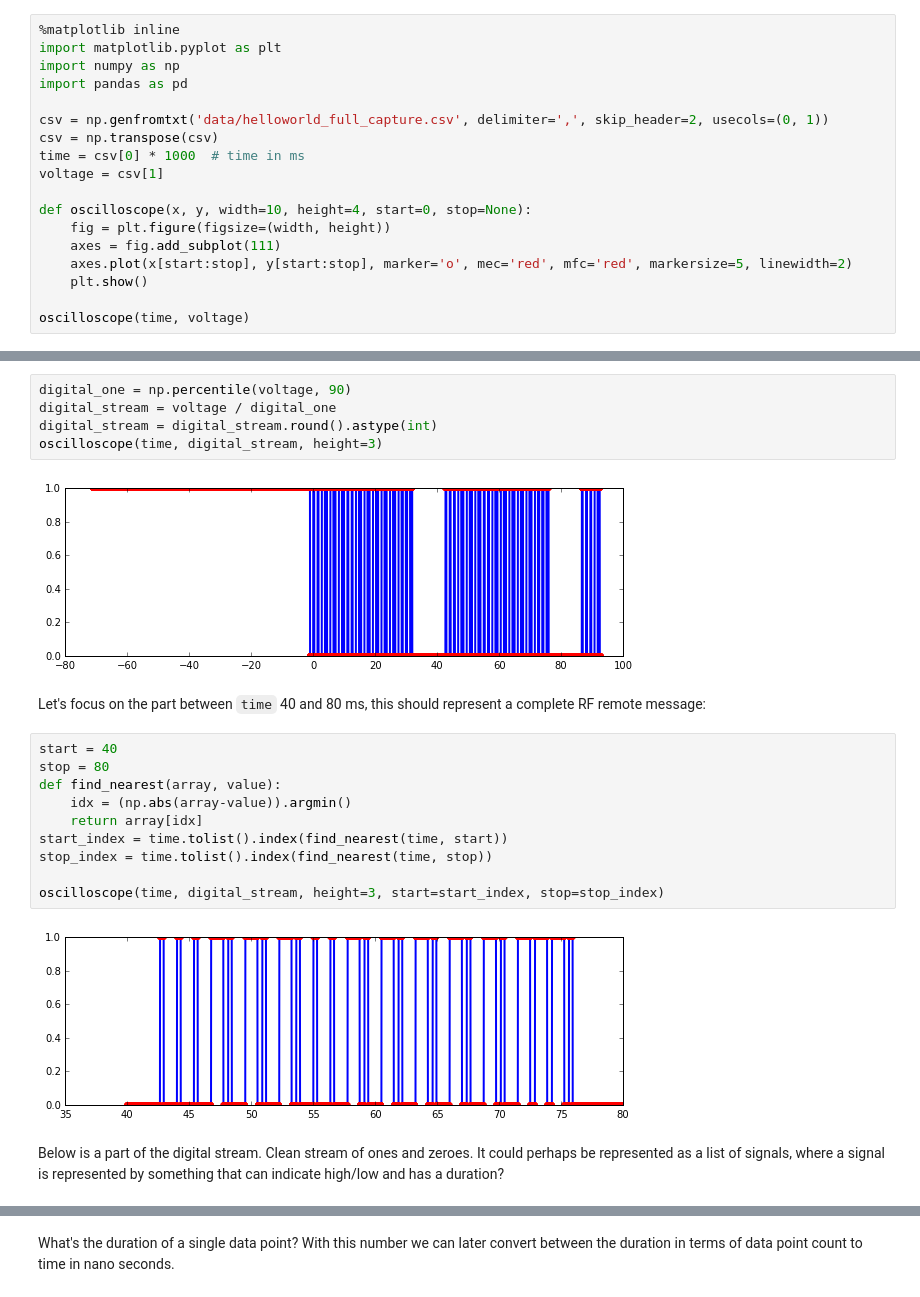
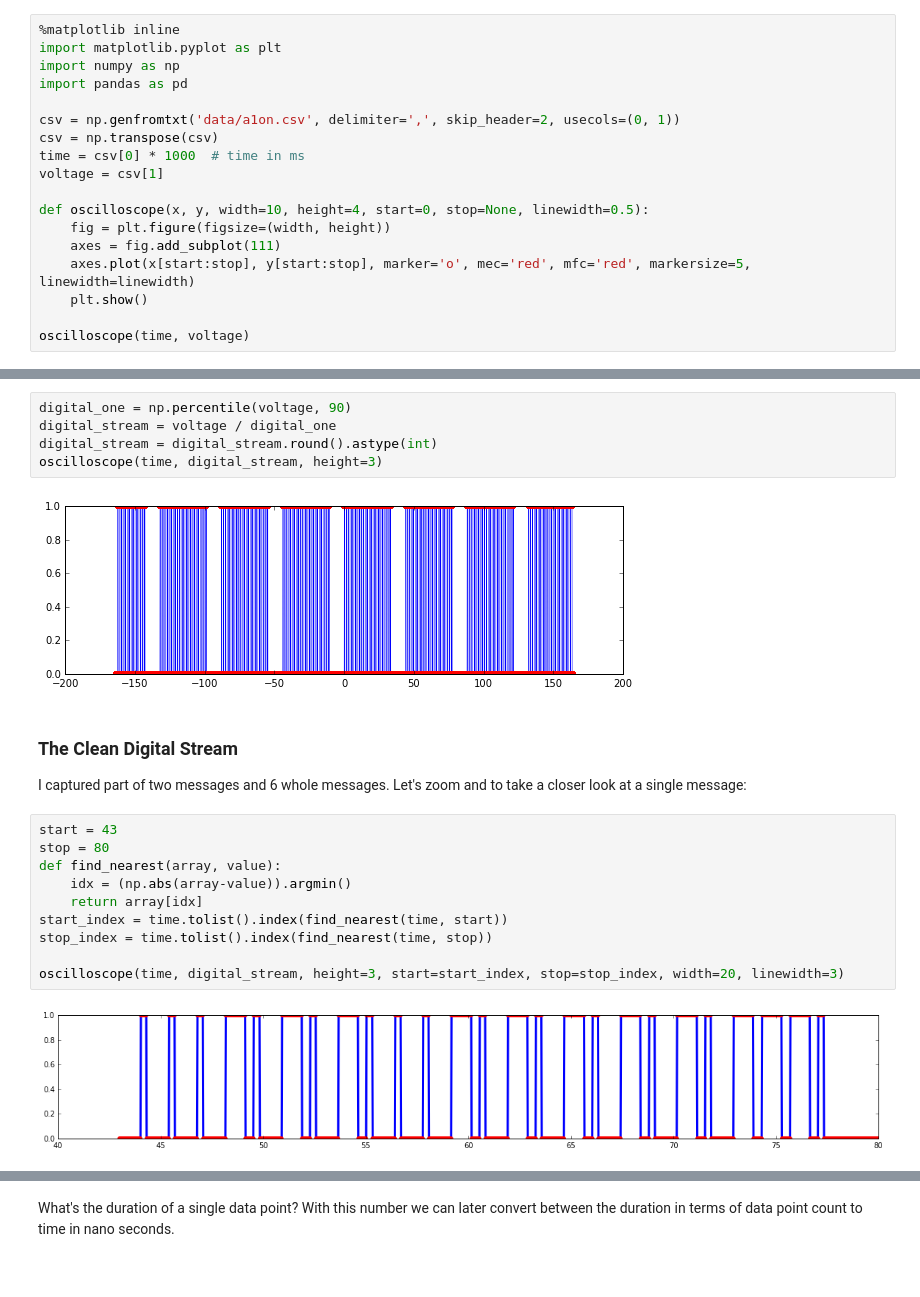
Before and after one commit to simlun/reverse-engineering-emw200ta-433mhz-transmitter, a Jupyter notebook: decoder.ipynb, the cells around one changed output, grey strips where cells are left out. Cells and saved outputs as stored; diff of their text form.

```diff
--- a/decoder.ipynb
+++ b/decoder.ipynb
@@ -8,15 +8,15 @@ import matplotlib.pyplot as plt
 import numpy as np
 import pandas as pd
 
-csv = np.genfromtxt('data/helloworld_full_capture.csv', delimiter=',', skip_header=2, usecols=(0, 1))
+csv = np.genfromtxt('data/a1on.csv', delimiter=',', skip_header=2, usecols=(0, 1))
 csv = np.transpose(csv)
 time = csv[0] * 1000  # time in ms
 voltage = csv[1]
 
-def oscilloscope(x, y, width=10, height=4, start=0, stop=None):
+def oscilloscope(x, y, width=10, height=4, start=0, stop=None, linewidth=0.5):
     fig = plt.figure(figsize=(width, height))
     axes = fig.add_subplot(111)
-    axes.plot(x[start:stop], y[start:stop], marker='o', mec='red', mfc='red', markersize=5, linewidth=2)
+    axes.plot(x[start:stop], y[start:stop], marker='o', mec='red', mfc='red', markersize=5, linewidth=linewidth)
     plt.show()
 
 oscilloscope(time, voltage)
@@ -28,20 +28,19 @@ digital_stream = voltage / digital_one
 digital_stream = digital_stream.round().astype(int)
 oscilloscope(time, digital_stream, height=3)
 # %% [output]
-[figure, old version]
+[figure, new version]
-# %% [markdown]
-Let's focus on the part between `time` 40 and 80 ms, this should represent a complete RF remote message:
+# %% [markdown]
+### The Clean Digital Stream
+I captured part of two messages and 6 whole messages. Let's zoom and to take a closer look at a single message:
 # %%
-start = 40
+start = 43
 stop = 80
 def find_nearest(array, value):
     idx = (np.abs(array-value)).argmin()
     return array[idx]
 start_index = time.tolist().index(find_nearest(time, start))
 stop_index = time.tolist().index(find_nearest(time, stop))
 
-oscilloscope(time, digital_stream, height=3, start=start_index, stop=stop_index)
+oscilloscope(time, digital_stream, height=3, start=start_index, stop=stop_index, width=20, linewidth=3)
 # %% [output]
-[figure, old version]
+[figure, new version]
-# %% [markdown]
-Below is a part of the digital stream. Clean stream of ones and zeroes. It could perhaps be represented as a list of signals, where a signal is represented by something that can indicate high/low and has a duration?
```
Also changed, not shown: parts of 20 cells of this notebook, 11 other files.
